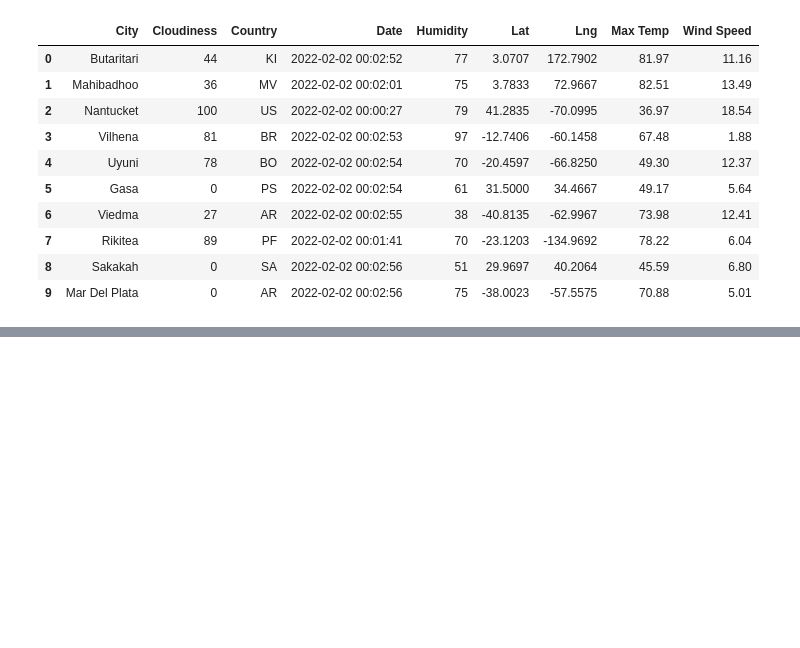
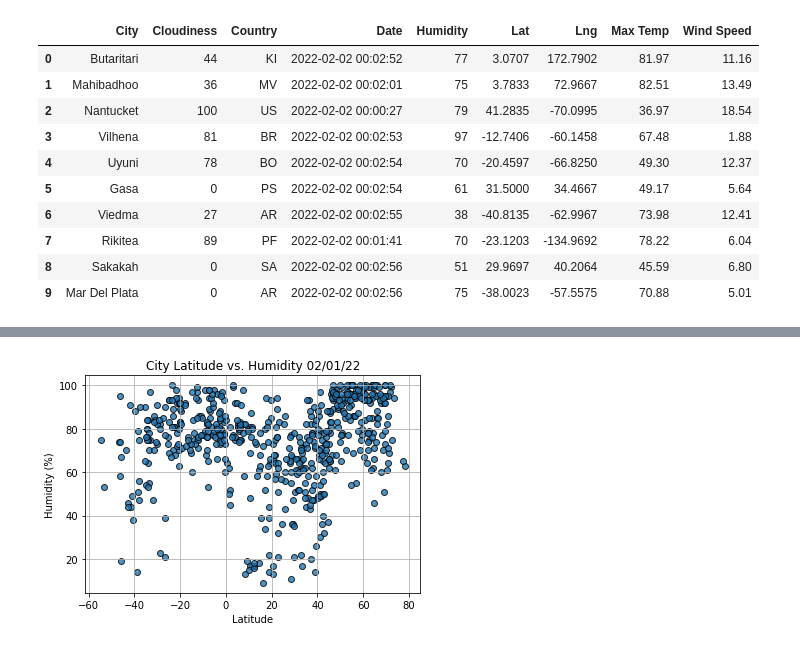
Before and after one commit to jcourt99/World_Weather_Analysis, a Jupyter notebook: WeatherPy.ipynb, the cells around one changed output, grey strips where cells are left out. Cells and saved outputs as stored; diff of their text form; code cells hidden in the pictures; blank space fills up the shorter version.

```diff
--- a/WeatherPy.ipynb
+++ b/WeatherPy.ipynb
@@ -160,0 +191,18 @@ city_data_df.to_csv(output_data_file, index_label="City_ID")
+# %%
+# Build the scatter plots for latitude vs. humidity.
+plt.scatter(lats,
+            humidity,
+            edgecolor="black", linewidths=1, marker="o",
+            alpha=0.8, label="Cities")
+
+# Incorporate the other graph properties.
+plt.title(f"City Latitude vs. Humidity "+ time.strftime("%x"))
+plt.ylabel("Humidity (%)")
+plt.xlabel("Latitude")
+plt.grid(True)
+# Save the figure.
+plt.savefig("C:/Users/m143795/Desktop/Class/World_Weather_Analysis/weather_data//Fig2.png")
+# Show plot.
+plt.show()
+# %% [output]
+[figure, added]
```
Also changed, not shown: parts of 3 cells of this notebook, 5 other files.
